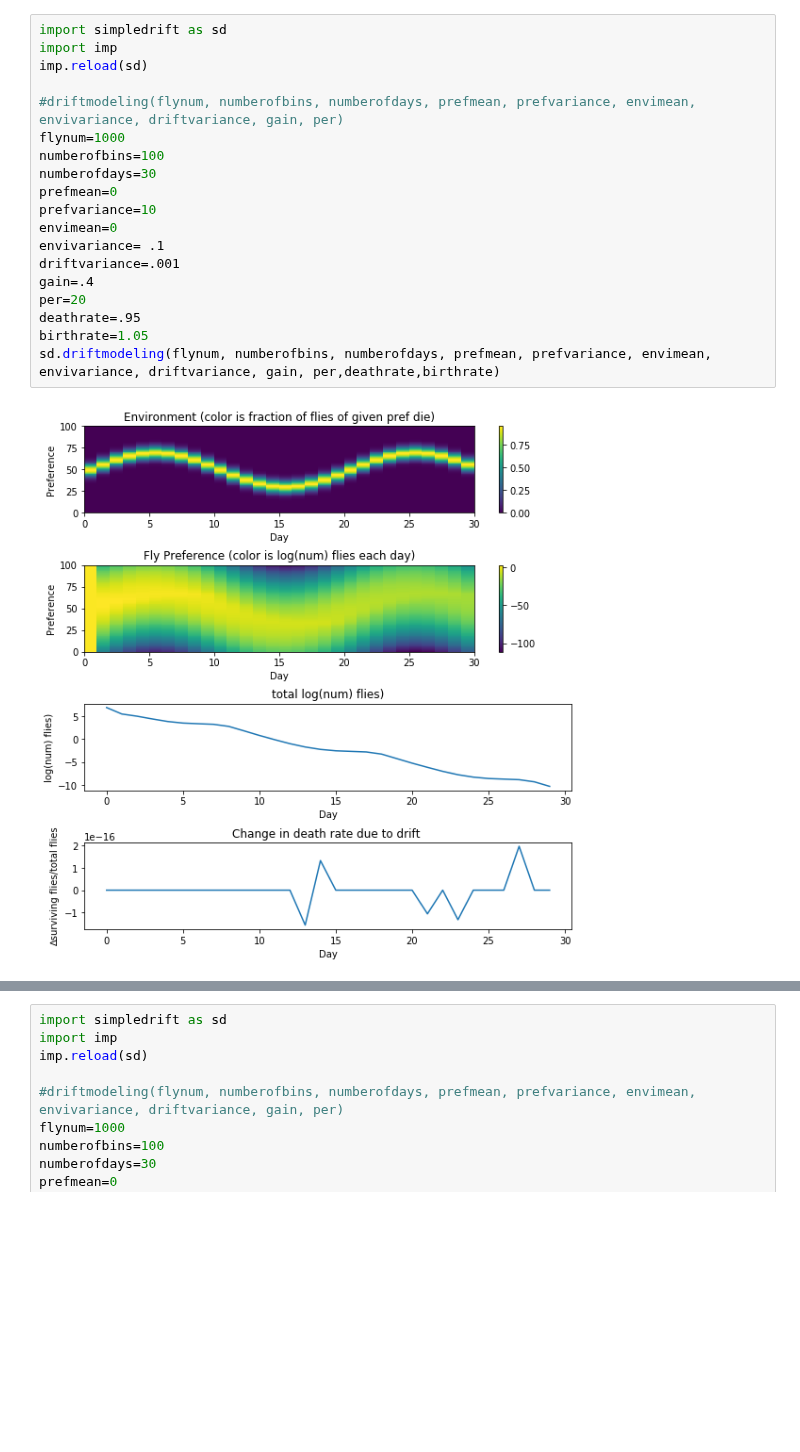
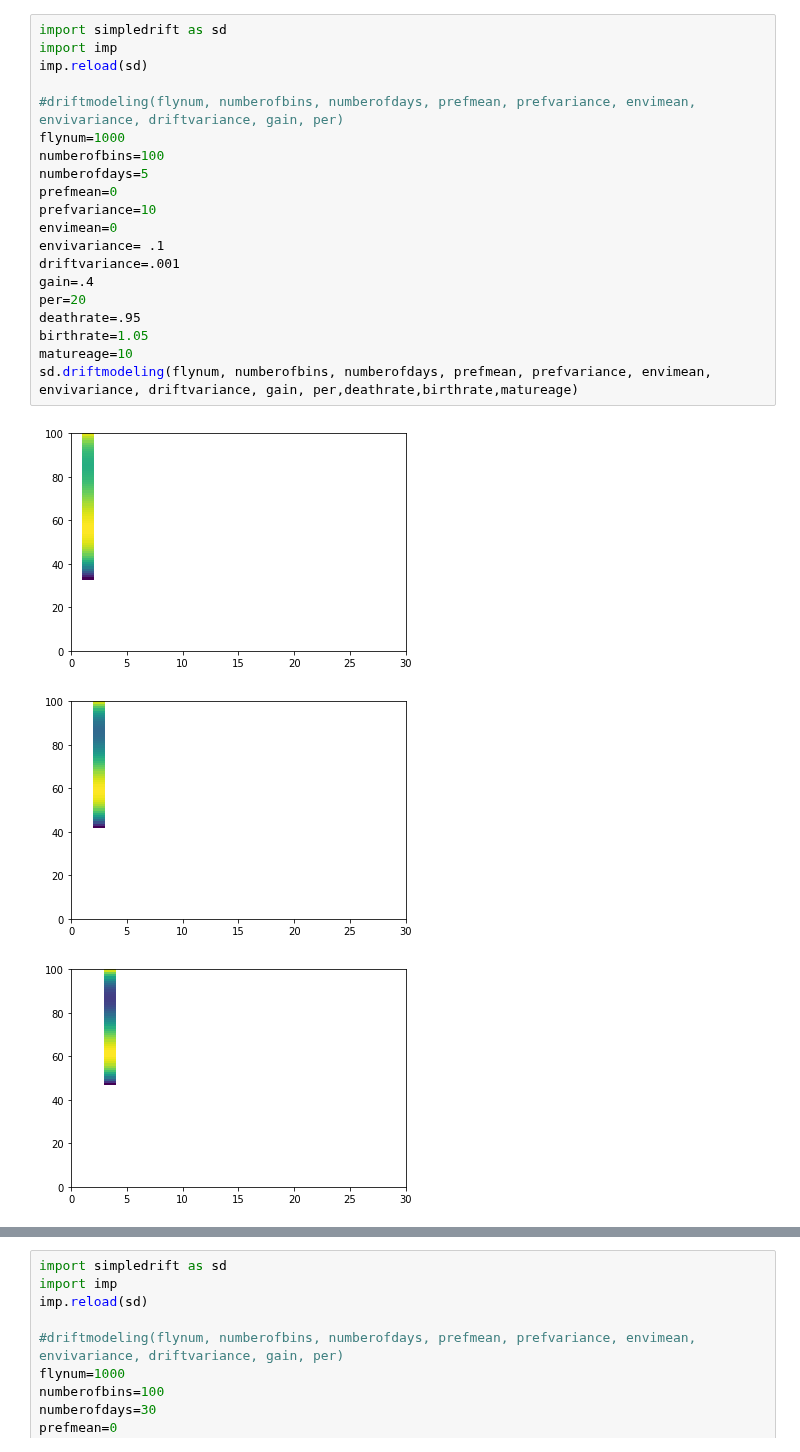
Before and after one commit to ryantmaloney/Simplified-Drift-Modeling, a Jupyter notebook: driftmodeling.ipynb, the cells around one changed output, grey strips where cells are left out. Saved outputs shown, nothing was run; the diff lists cells and outputs as text; blank space fills up the shorter version.

```diff
--- a/driftmodeling.ipynb
+++ b/driftmodeling.ipynb
@@ -7,21 +7,24 @@ imp.reload(sd)
 # %%
 import simpledrift as sd
 import imp
 imp.reload(sd)
 
 #driftmodeling(flynum, numberofbins, numberofdays, prefmean, prefvariance, envimean, envivariance, driftvariance, gain, per)
 flynum=1000
 numberofbins=100
-numberofdays=30
+numberofdays=5
 prefmean=0
 prefvariance=10
 envimean=0
 envivariance= .1
 driftvariance=.001
 gain=.4
 per=20
 deathrate=.95
 birthrate=1.05
-sd.driftmodeling(flynum, numberofbins, numberofdays, prefmean, prefvariance, envimean, envivariance, driftvariance, gain, per,deathrate,birthrate)
+matureage=10
+sd.driftmodeling(flynum, numberofbins, numberofdays, prefmean, prefvariance, envimean, envivariance, driftvariance, gain, per,deathrate,birthrate,matureage)
 # %% [output]
-[figure, old version]
+[figure, new version]
+[figure, added]
+[figure, added]
```
Also changed, not shown: parts of 2 cells of this notebook, 1 other file.
